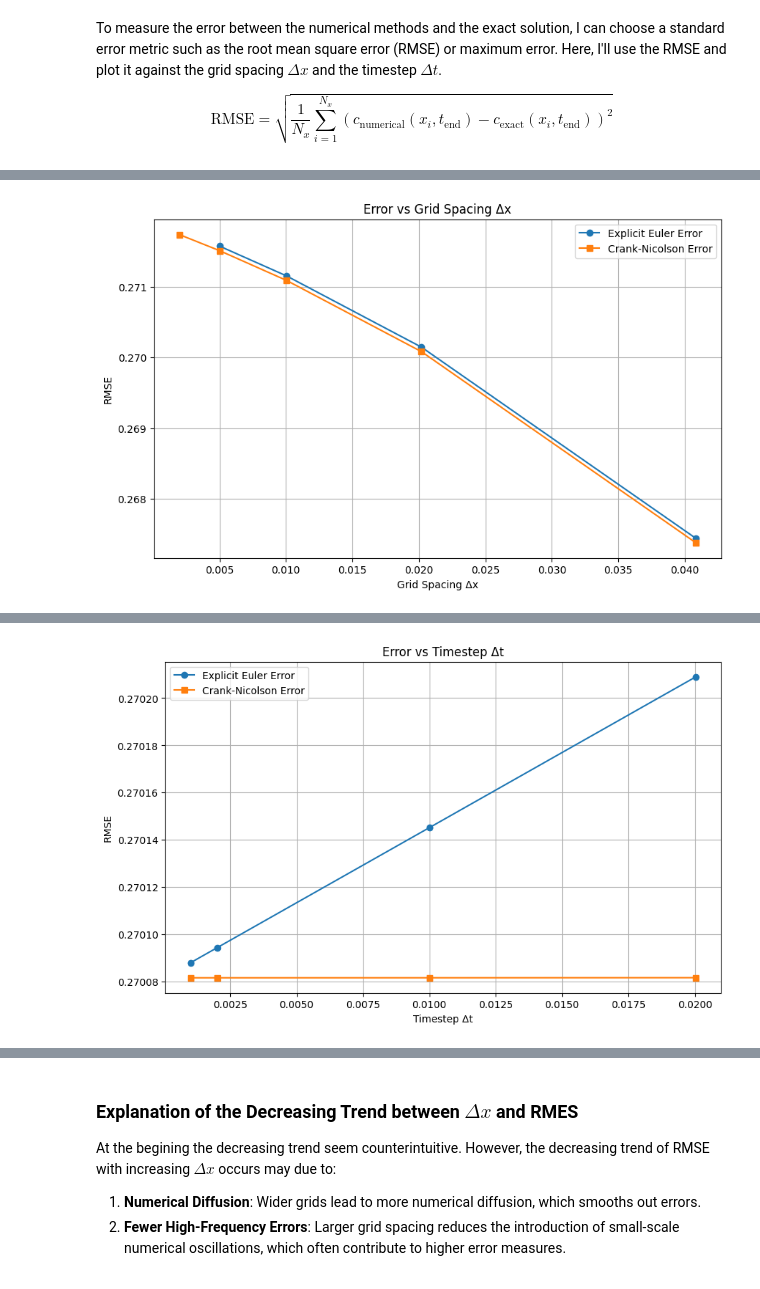
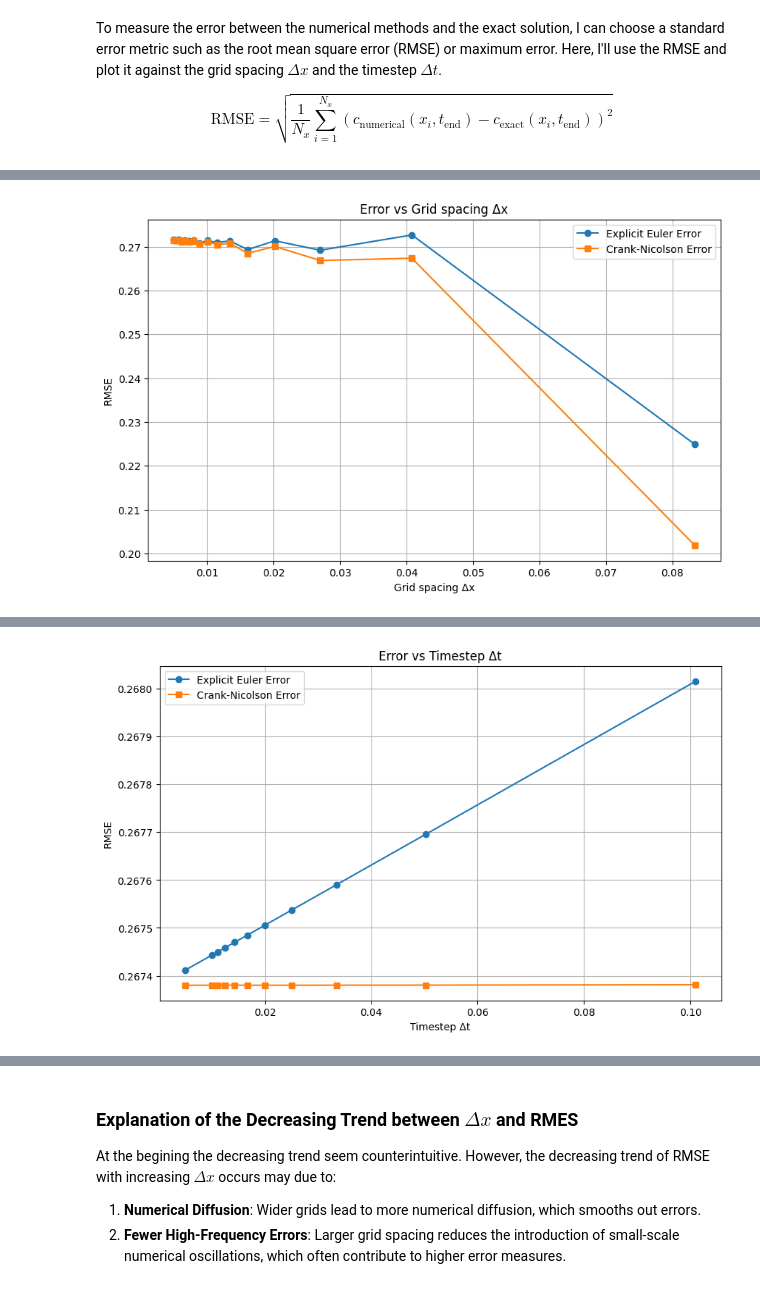
Before and after one commit to StarYuxinChen/QCES, a Jupyter notebook: Project1_numerical_methods.ipynb, the cells around one changed output, grey strips where cells are left out. Drawn from its saved outputs; the diff is of its cells as text; code cells hidden in the pictures.

```diff
--- a/Project1_numerical_methods.ipynb
+++ b/Project1_numerical_methods.ipynb
@@ -252,6 +263,7 @@ import matplotlib.pyplot as plt
 def exact_solution(x, kappa, t_end):
     return (4 * np.pi * kappa * t_end) ** (-0.5) * np.exp(-x**2 / (4 * kappa * t_end))
 
+
 # Given parameters
 kappa = 0.001
 t_start = 0
@@ -259,7 +271,7 @@ t_end = 10
 Nt = 1000
 x_start = -1
 x_end = 1
-Nx = 100
+Nx = 300
 
 # Create vectors of times and x
 t = np.linspace(t_start, t_end, Nt)
@@ -277,22 +289,11 @@ c_CN = CN(x, t, kappa)  # Crank-Nicolson solution
 plt.figure(figsize=(10, 6))
 plt.plot(x, c_exact, label='Exact Solution')
 plt.plot(x, c_EE[:, -1], label='Explicit Euler')
-plt.plot(x, c_CN[:, -1], label='Crank-Nicolson')
+plt.plot(x, c_CN[:, -1],'--', label='Crank-Nicolson')
 plt.xlabel('x')
 plt.ylabel('c(x, t)')
 plt.title('Comparison of Numerical and Exact Solutions at t = 10')
 plt.legend()
 plt.grid(True)
 plt.show()
-
-#Beccause the line of Explicit Euler is been hidding, so I plot the graph again
-plt.figure(figsize=(10, 6))
-plt.plot(x, c_exact, label='Exact Solution')
-plt.plot(x, c_EE[:, -1], label='Explicit Euler')
-plt.xlabel('x')
-plt.ylabel('c(x, t)')
-plt.title('Comparison of Numerical and Exact Solutions at t = 10')
-plt.legend()
-plt.grid(True)
-plt.show()
 # %% [output]
@@ -315,7 +315,7 @@ def exact_solution(x, kappa, t_end):
     return (4 * np.pi * kappa * t_end) ** (-0.5) * np.exp(-x**2 / (4 * kappa * t_end))
 
 # Define RMSE (root mean square error) calculation
-def calculate_RMSE(c_numerical, c_exact):
+def calculate_rmse(c_numerical, c_exact):
     return np.sqrt(np.mean((c_numerical - c_exact) ** 2))
 
 # Parameters
@@ -326,9 +326,10 @@ Nt = 1000
 x_start = -1
 x_end = 1
 
+
 # Define ranges for grid spacing (Delta x) and timestep (Delta t)
-Nx_values = [50, 100, 200, 400, 1000]
-Nt_values = [500, 1000, 5000, 10000]
+Nx_values = [25, 50, 75, 100, 125, 150, 175, 200, 225, 250, 275, 300, 325, 350, 375, 400]
+Nt_values = [100, 200, 300, 400, 500, 600, 700, 800, 900, 1000, 2000]
 
 # Error as a function of Delta x
 errors_dx_EE = []
@@ -339,6 +340,8 @@ for Nx in Nx_values:
     x = np.linspace(x_start, x_end, Nx)
     t = np.linspace(t_start, t_end, Nt)
     dx = (x_end - x_start) / (Nx - 1)
+    dt = 0.5 * (dx * dx) / kappa;
+    t = np.arange(t_start, t_end, dt);
     dx_values.append(dx)
 
     # Calculate the exact solution at the final time
@@ -349,8 +352,8 @@ for Nx in Nx_values:
     c_CN = CN(x, t, kappa)  # Crank-Nicolson solution
 
     # Calculate errors
-    error_EE = calculate_rmse(c_EE[:, -1], c_exact)
-    error_CN = calculate_rmse(c_CN[:, -1], c_exact)
+    error_EE = calculate_rmse(c_EE[:,-1], c_exact)
+    error_CN = calculate_rmse(c_CN[:,-1], c_exact)
 
     errors_dx_EE.append(error_EE)
     errors_dx_CN.append(error_CN)
@@ -359,9 +362,9 @@ for Nx in Nx_values:
 plt.figure(figsize=(10, 6))
 plt.plot(dx_values, errors_dx_EE, label='Explicit Euler Error', marker='o')
 plt.plot(dx_values, errors_dx_CN, label='Crank-Nicolson Error', marker='s')
-plt.xlabel('Grid Spacing Δx')
+plt.xlabel('Grid spacing Δx')
 plt.ylabel('RMSE')
-plt.title('Error vs Grid Spacing Δx')
+plt.title('Error vs Grid spacing Δx')
 plt.legend()
 plt.grid(True)
 plt.show()
@@ -372,10 +375,11 @@ errors_dt_CN = []
 dt_values = []
 
 for Nt in Nt_values:
-    t = np.linspace(t_start, t_end, Nt)
+
     x = np.linspace(x_start, x_end, Nx_values[1])  # Choose a fixed Nx for this part
     dt = (t_end - t_start) / (Nt - 1)
     dt_values.append(dt)
+    t = np.linspace(t_start, t_end, Nt)
 
     # Calculate the exact solution at the final time
     c_exact = exact_solution(x, kappa, t_end)
@@ -415 +435 @@ Crank-Nicolson method took 3.31 seconds
-[figure, old version]
+[figure, new version]
@@ -424 +453 @@ Crank-Nicolson method took 0.34 seconds
-[figure, old version]
+[figure, new version]
```
Also changed, not shown: parts of 8 cells of this notebook.
